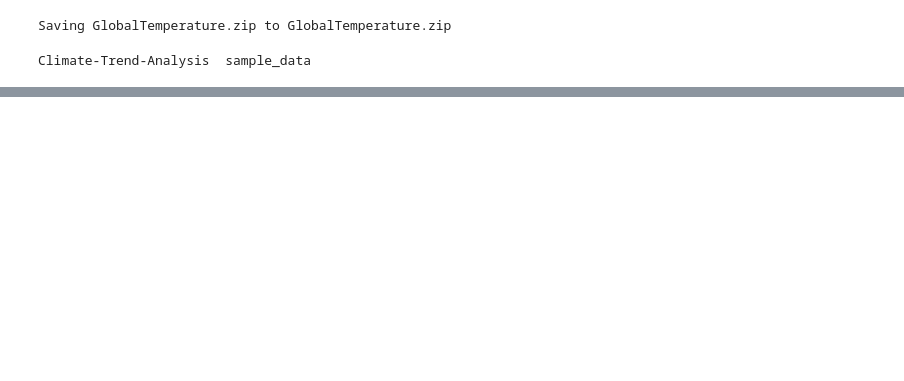
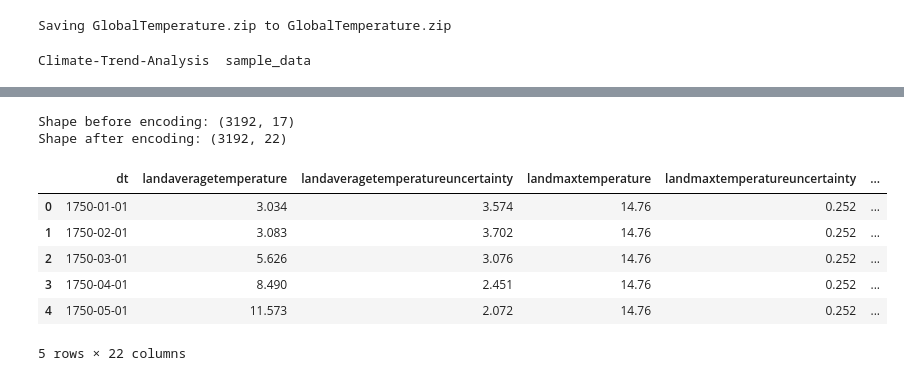
Before and after one commit to munni-annapareddy123/Climate-Trend-Analysis, a Jupyter notebook: Climate_Trend_Analysis.ipynb, the cells around one changed output, grey strips where cells are left out. Saved outputs shown, nothing was run; the diff lists cells and outputs as text; code cells hidden in the pictures; blank space fills up the shorter version.

```diff
--- a/Climate_Trend_Analysis.ipynb
+++ b/Climate_Trend_Analysis.ipynb
@@ -111,0 +266,23 @@ Climate-Trend-Analysis  sample_data
+# %%
+# 7) Handle Missing Values
+
+# 1) Numeric columns → fill with median
+num_cols = df.select_dtypes(include=[np.number]).columns.tolist()
+
+for c in num_cols:
+    if df[c].isna().any():
+        median_val = df[c].median()
+        df[c] = df[c].fillna(median_val)
+        print(f"Filled NaN in {c} with median {median_val:.2f}")
+
+# 2) Categorical columns (if any) → fill with 'unknown'
+cat_cols = df.select_dtypes(include=['object']).columns.tolist()
+
+for c in cat_cols:
+    if df[c].isna().any():
+        df[c] = df[c].fillna('unknown')
+        print(f"Filled NaN in {c} with 'unknown'")
+
+# Verify no missing values remain
+print("\nMissing values after imputation:")
+print(df.isnull().sum().sort_values(ascending=False).head(10))
@@ -111,0 +307,21 @@ Climate-Trend-Analysis  sample_data
+# %%
+# 8) Encode categorical variables
+
+# One-hot encode 'weekday'
+df_encoded = pd.get_dummies(df, columns=['weekday'], drop_first=True)
+
+print("Shape before encoding:", df.shape)
+print("Shape after encoding:", df_encoded.shape)
+
+# Preview encoded columns
+df_encoded.head()
+# %% [output]
+Shape before encoding: (3192, 17)
+Shape after encoding: (3192, 22)
+|  | dt | landaveragetemperature | landaveragetemperatureuncertainty | landmaxtemperature | landmaxtemperatureuncertainty | ... |
+| 0 | 1750-01-01 | 3.034 | 3.574 | 14.76 | 0.252 | ... |
+| 1 | 1750-02-01 | 3.083 | 3.702 | 14.76 | 0.252 | ... |
+| 2 | 1750-03-01 | 5.626 | 3.076 | 14.76 | 0.252 | ... |
+| 3 | 1750-04-01 | 8.490 | 2.451 | 14.76 | 0.252 | ... |
+| 4 | 1750-05-01 | 11.573 | 2.072 | 14.76 | 0.252 | ... |
+5 rows × 22 columns
```
Also changed, not shown: parts of 18 cells of this notebook.
